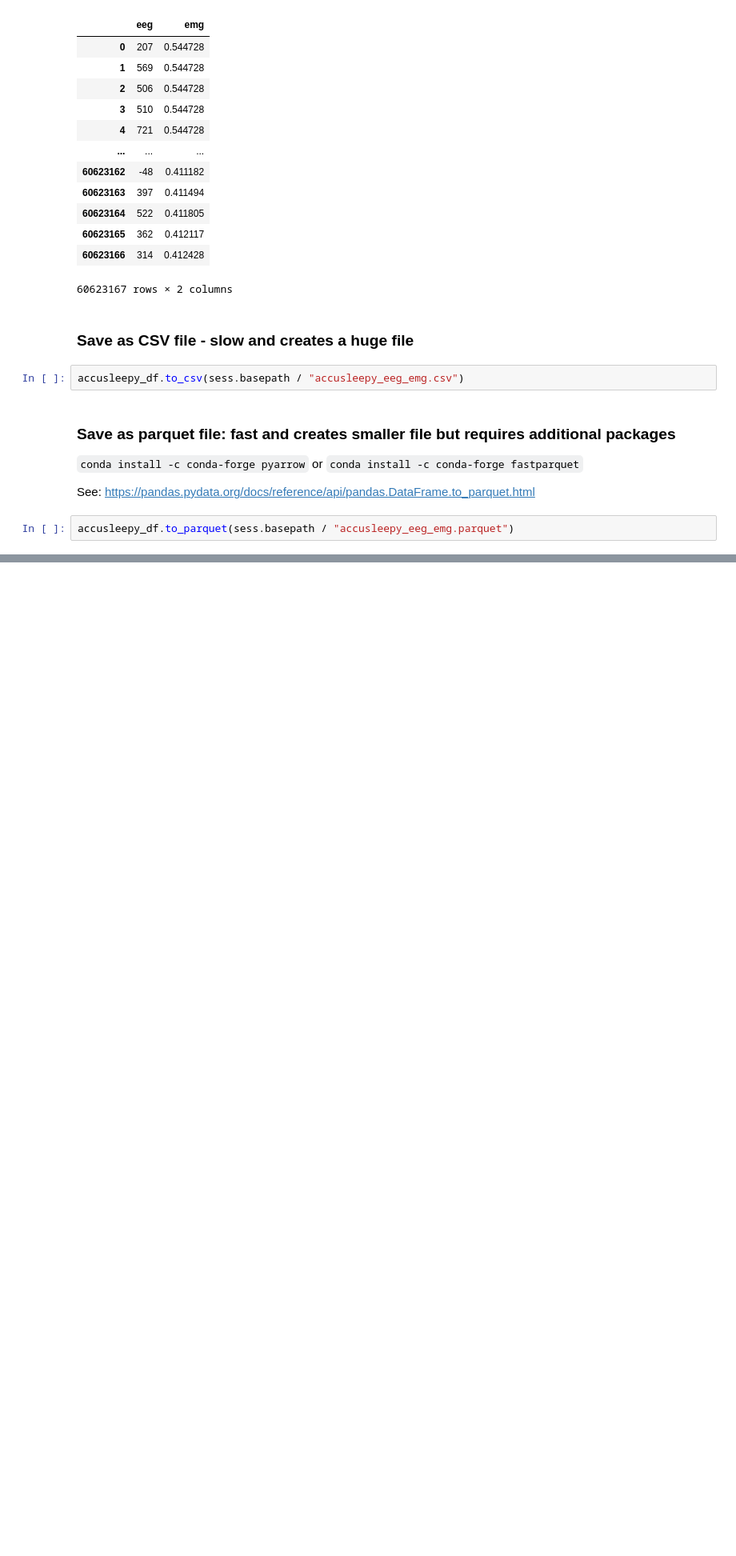
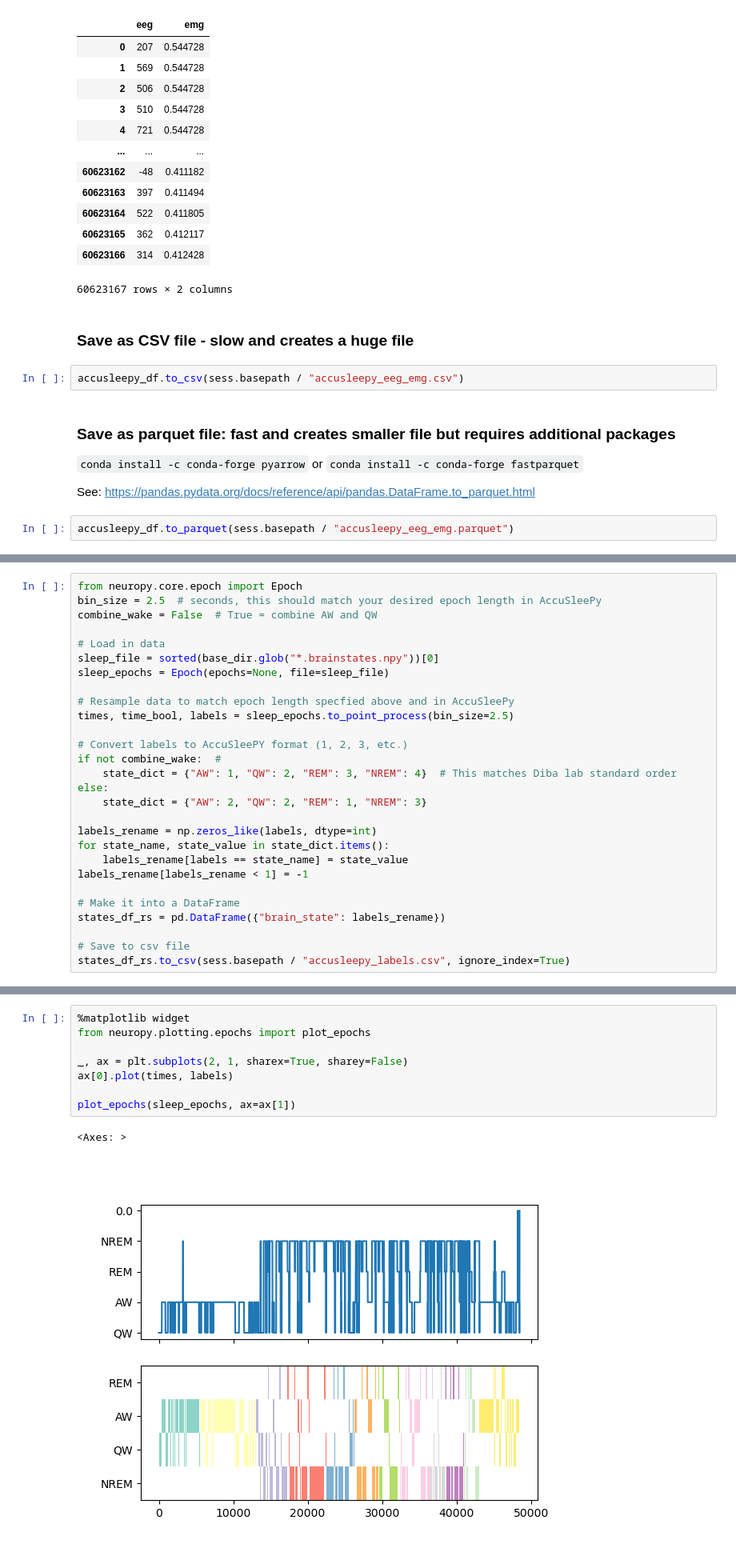
Before and after one commit to nkinsky/NeuroPy, a Jupyter notebook: notebooks/AccuSleePy_preprocess.ipynb, the cells around one changed output, grey strips where cells are left out. Shown: that part at 80% size. Saved outputs shown, nothing was run; the diff lists cells and outputs as text; blank space fills up the shorter version.

Commit message:
add labels.csv file creation and bugfix

```diff
--- a/notebooks/AccuSleePy_preprocess.ipynb
+++ b/notebooks/AccuSleePy_preprocess.ipynb
@@ -85,0 +111,28 @@ accusleepy_df.to_parquet(sess.basepath / "accusleepy_eeg_emg.parquet")
+# %%
+from neuropy.core.epoch import Epoch
+bin_size = 2.5  # seconds, this should match your desired epoch length in AccuSleePy
+combine_wake = False  # True = combine AW and QW
+
+# Load in data
+sleep_file = sorted(base_dir.glob("*.brainstates.npy"))[0]
+sleep_epochs = Epoch(epochs=None, file=sleep_file)
+
+# Resample data to match epoch length specfied above and in AccuSleePy
+times, time_bool, labels = sleep_epochs.to_point_process(bin_size=2.5)
+
+# Convert labels to AccuSleePY format (1, 2, 3, etc.)
+if not combine_wake:  #
+    state_dict = {"AW": 1, "QW": 2, "REM": 3, "NREM": 4}  # This matches Diba lab standard order
+else:
+    state_dict = {"AW": 2, "QW": 2, "REM": 1, "NREM": 3}
+
+labels_rename = np.zeros_like(labels, dtype=int)
+for state_name, state_value in state_dict.items():
+    labels_rename[labels == state_name] = state_value
+labels_rename[labels_rename < 1] = -1
+
+# Make it into a DataFrame
+states_df_rs = pd.DataFrame({"brain_state": labels_rename})
+
+# Save to csv file
+states_df_rs.to_csv(sess.basepath / "accusleepy_labels.csv", ignore_index=True)
@@ -85,0 +141,11 @@ accusleepy_df.to_parquet(sess.basepath / "accusleepy_eeg_emg.parquet")
+# %%
+%matplotlib widget
+from neuropy.plotting.epochs import plot_epochs
+
+_, ax = plt.subplots(2, 1, sharex=True, sharey=False)
+ax[0].plot(times, labels)
+
+plot_epochs(sleep_epochs, ax=ax[1])
+# %% [output]
+<Axes: >
+[figure, added]
```
Also changed, not shown: parts of 6 cells of this notebook.
